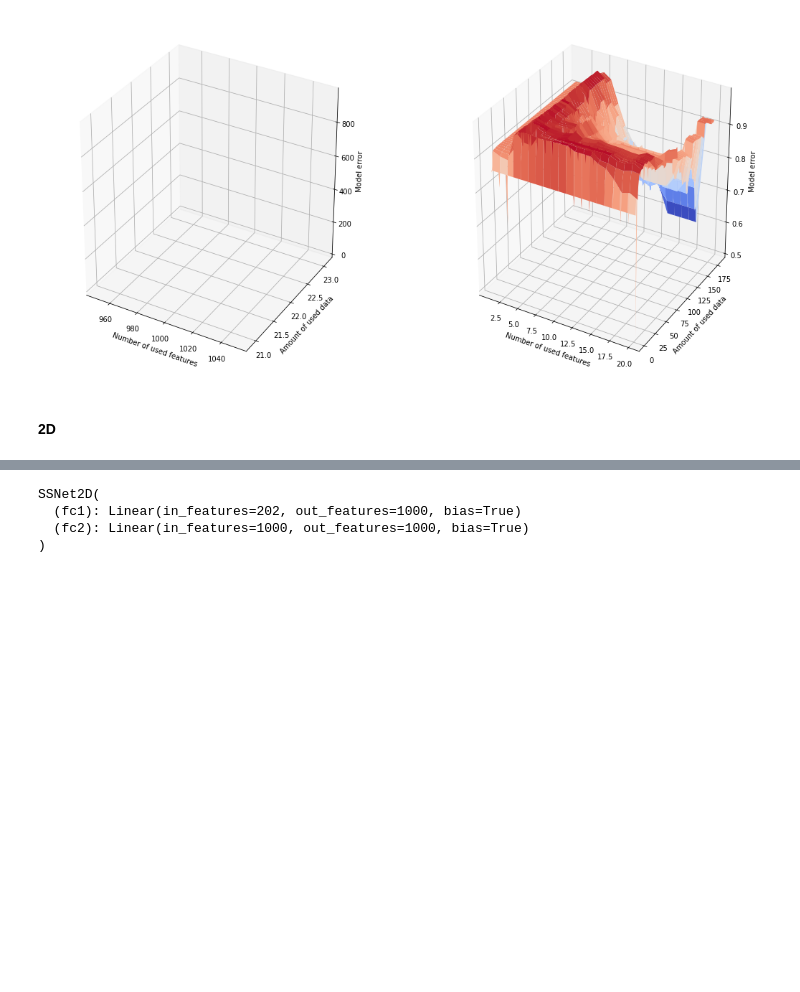
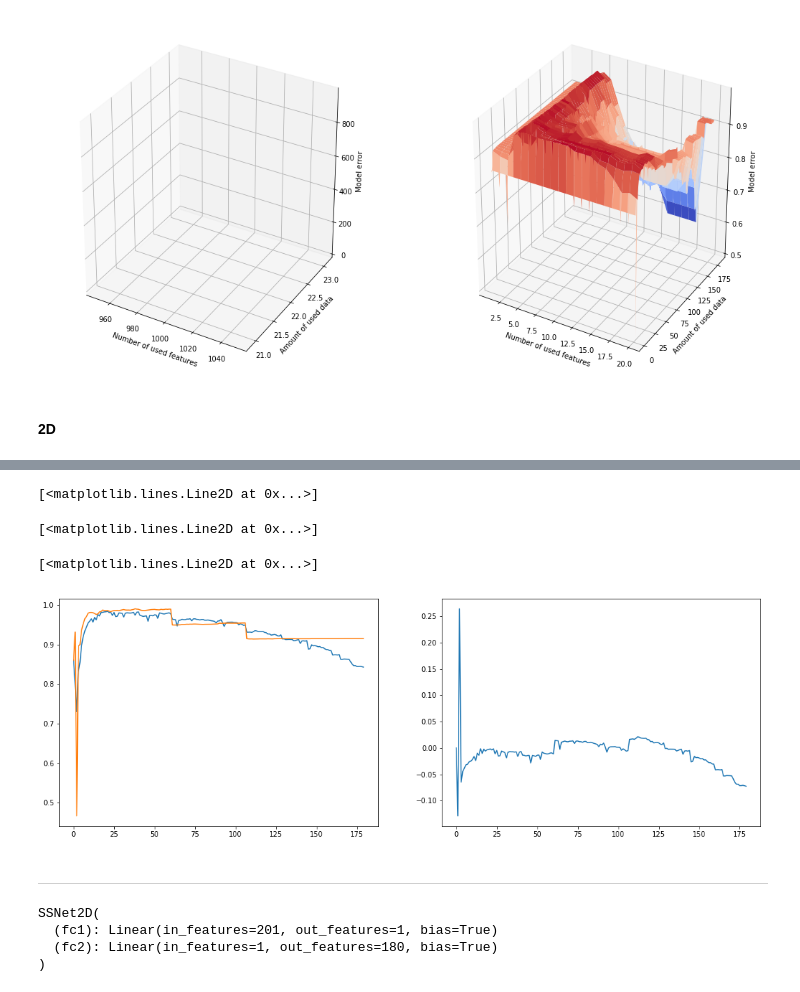
Before and after one commit to Intelligent-Systems-Phystech/ProjectSampleSize, a Jupyter notebook: TorchError.ipynb, the cells around one changed output, grey strips where cells are left out. Saved outputs shown, nothing was run; the diff lists cells and outputs as text; code cells hidden in the pictures; blank space fills up the shorter version.

```diff
--- a/TorchError.ipynb
+++ b/TorchError.ipynb
@@ -643,16 +778,37 @@ class SSNet2D(nn.Module):
+# %%
+fig = plt.figure(figsize=(18,6))
+
+ax = fig.add_subplot(121)
+ax.plot(net(Variable(torch.FloatTensor([np.hstack((x_input, sorted(vifs[1][-1])))]))).data.numpy()[0])
+ax.plot(true_results[1][:, -1])
+
+ax = fig.add_subplot(122)
+ax.plot(net(Variable(torch.FloatTensor([np.hstack(
+    (x_input, sorted(vifs[1][-1])))]))).data.numpy()[0] - true_results[1][:, -1])
+# %% [output]
+[<matplotlib.lines.Line2D at 0x...>]
+[<matplotlib.lines.Line2D at 0x...>]
+[<matplotlib.lines.Line2D at 0x...>]
+[figure, added]
+# %% [markdown]
+---
 # %%
-net = SSNet2D(len(x_input) + len(vifs[0]), len(datasets[i].values[:,-2]), len(datasets[i].values[:,-2]))
+net = SSNet2D(len(x_input) + len(vifs[0][0]), 1, len(true_results[0][:,-1]))
 print(net)
 
-data = [[np.hstack((x_input, sorted(vifs[i]))), datasets[i].values[:,-2]] for i in range(len(datasets))]
+data = [
+    [np.hstack((x_input, sorted(vifs[i][j]))), true_results[i][:,-1]]
+    for i in range(len(datasets))
+    for j in range(len(vifs[i]))
+]
 
 criterion = nn.MSELoss()
 optimizer = optim.SGD(net.parameters(), lr=0.01)
 #optimizer = optim.Adam(net.parameters(), lr=1e-3)
 # %% [output]
 SSNet2D(
-  (fc1): Linear(in_features=202, out_features=1000, bias=True)
-  (fc2): Linear(in_features=1000, out_features=1000, bias=True)
+  (fc1): Linear(in_features=201, out_features=1, bias=True)
+  (fc2): Linear(in_features=1, out_features=180, bias=True)
 )
 # %%
 optimizer = optim.SGD(net.parameters(), lr=1)
```
Also changed, not shown: parts of 35 cells of this notebook.
